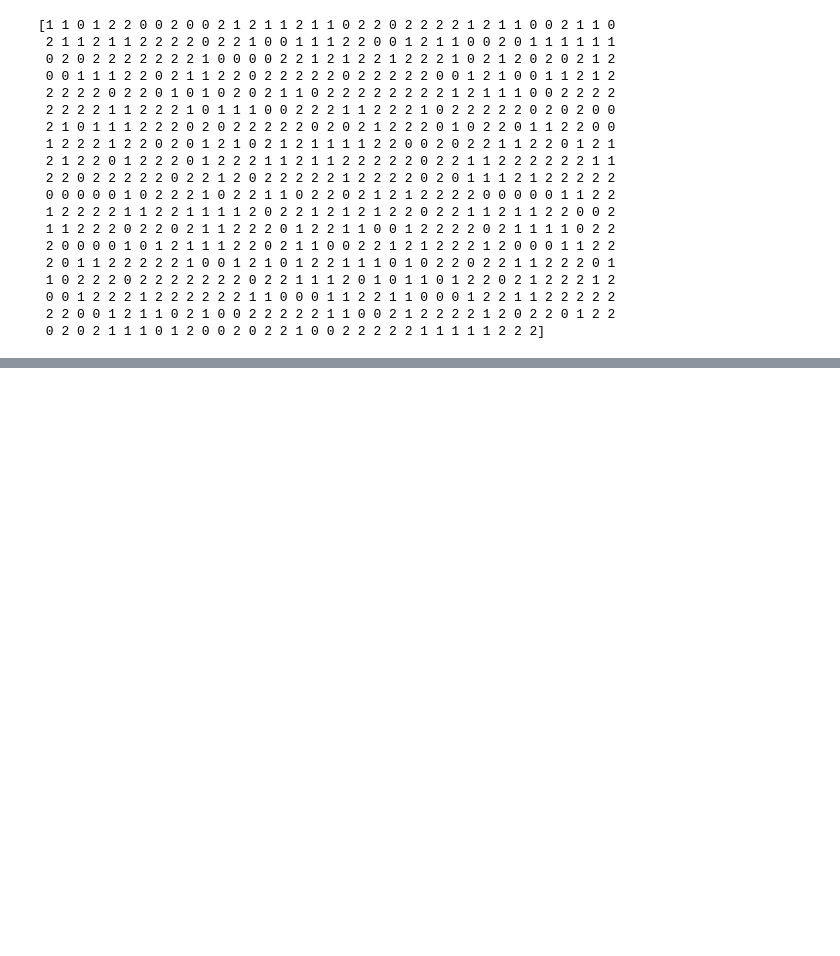
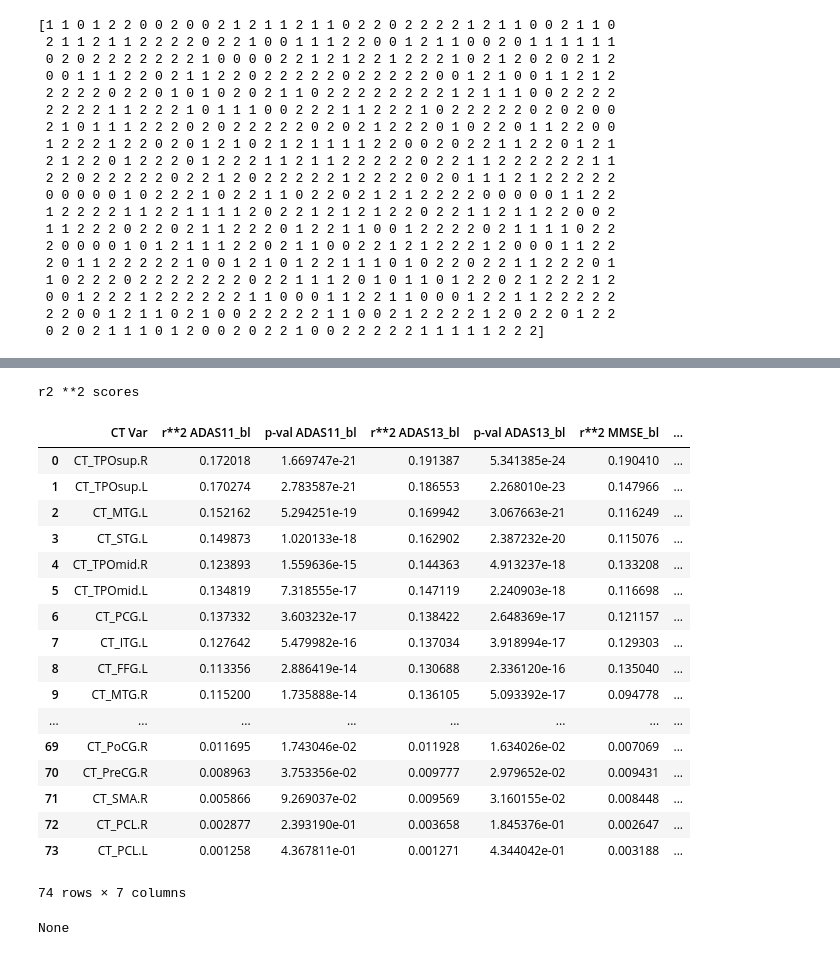
Before and after one commit to TIGRLab/NI-ML, a Jupyter notebook: models/notebooks/MMRegression/MMR_simple.ipynb, the cells around one changed output, grey strips where cells are left out. Saved outputs shown, nothing was run; the diff lists cells and outputs as text; code cells hidden in the pictures; blank space fills up the shorter version.

```diff
--- a/models/notebooks/MMRegression/MMR_simple.ipynb
+++ b/models/notebooks/MMRegression/MMR_simple.ipynb
@@ -296,0 +229,49 @@ plt.show()
+# %%
+# Univariate regression on individual CT vars
+frame = pd.read_pickle('/projects/francisco/data/ADNI/cli_ct_seg_fused_train.pkl')
+frame = frame[np.isfinite(frame['ADAS11_bl']) & np.isfinite(frame['ADAS13_bl']) & np.isfinite(frame['MMSE_bl'])]
+ct = frame.filter(regex=modalities_regex)
+y_cur = frame.filter(regex=targets_regex).as_matrix()
+
+scores = []
+for i, var in enumerate(ct.keys()):
+    cur_scores = [var]
+    for t in range(3):
+        x = ct[var].as_matrix()
+        y = y_cur[:,t]
+        slope, intercept, r_value, p_value, std_err = scipy.stats.linregress(x.ravel(), y)
+        cur_scores.append(r_value ** 2)
+        cur_scores.append(p_value)
+    scores.append(tuple(cur_scores))
+# %%
+from IPython.display import display
+from pandas import DataFrame
+
+scores.sort(reverse=True, key=lambda s: abs(s[1] + s[3] + s[5]))
+header = ['CT Var']
+header2 = zip(['r**2 {}'.format(t) for t in targets], ['p-val {}'.format(t) for t in targets])
+header = header + [val for pair in header2 for val in pair]
+score_table = DataFrame(scores, columns=header)
+print 'r2 **2 scores'
+print display(score_table)
+# %% [output]
+r2 **2 scores
+|  | CT Var | r**2 ADAS11_bl | p-val ADAS11_bl | r**2 ADAS13_bl | p-val ADAS13_bl | r**2 MMSE_bl | ... |
+| 0 | CT_TPOsup.R | 0.172018 | 1.669747e-21 | 0.191387 | 5.341385e-24 | 0.190410 | ... |
+| 1 | CT_TPOsup.L | 0.170274 | 2.783587e-21 | 0.186553 | 2.268010e-23 | 0.147966 | ... |
+| 2 | CT_MTG.L | 0.152162 | 5.294251e-19 | 0.169942 | 3.067663e-21 | 0.116249 | ... |
+| 3 | CT_STG.L | 0.149873 | 1.020133e-18 | 0.162902 | 2.387232e-20 | 0.115076 | ... |
+| 4 | CT_TPOmid.R | 0.123893 | 1.559636e-15 | 0.144363 | 4.913237e-18 | 0.133208 | ... |
+| 5 | CT_TPOmid.L | 0.134819 | 7.318555e-17 | 0.147119 | 2.240903e-18 | 0.116698 | ... |
+| 6 | CT_PCG.L | 0.137332 | 3.603232e-17 | 0.138422 | 2.648369e-17 | 0.121157 | ... |
+| 7 | CT_ITG.L | 0.127642 | 5.479982e-16 | 0.137034 | 3.918994e-17 | 0.129303 | ... |
+| 8 | CT_FFG.L | 0.113356 | 2.886419e-14 | 0.130688 | 2.336120e-16 | 0.135040 | ... |
+| 9 | CT_MTG.R | 0.115200 | 1.735888e-14 | 0.136105 | 5.093392e-17 | 0.094778 | ... |
+| ... | ... | ... | ... | ... | ... | ... | ... |
+| 69 | CT_PoCG.R | 0.011695 | 1.743046e-02 | 0.011928 | 1.634026e-02 | 0.007069 | ... |
+| 70 | CT_PreCG.R | 0.008963 | 3.753356e-02 | 0.009777 | 2.979652e-02 | 0.009431 | ... |
+| 71 | CT_SMA.R | 0.005866 | 9.269037e-02 | 0.009569 | 3.160155e-02 | 0.008448 | ... |
+| 72 | CT_PCL.R | 0.002877 | 2.393190e-01 | 0.003658 | 1.845376e-01 | 0.002647 | ... |
+| 73 | CT_PCL.L | 0.001258 | 4.367811e-01 | 0.001271 | 4.344042e-01 | 0.003188 | ... |
+74 rows × 7 columns
+None
```
Also changed, not shown: parts of 6 cells of this notebook.
